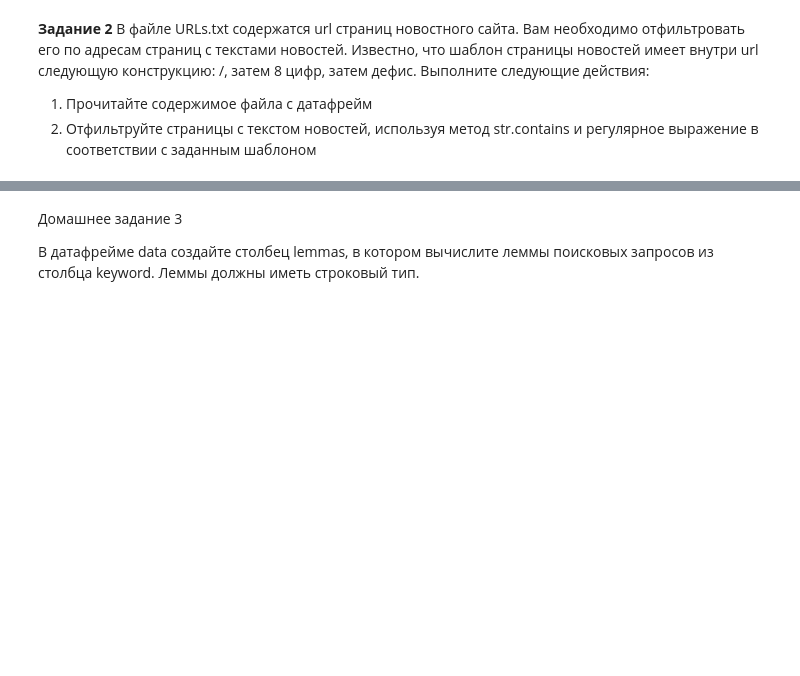
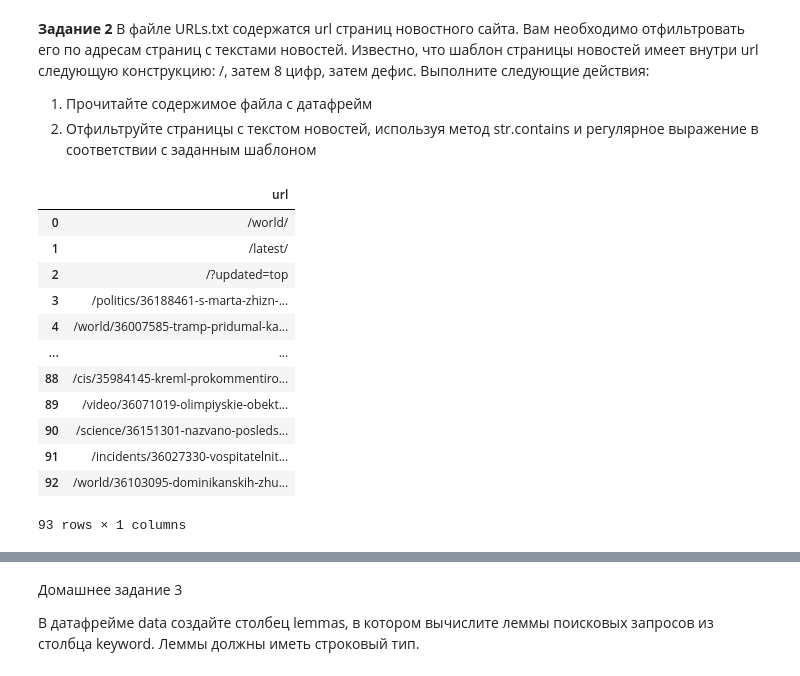
Before and after one commit to FED32/dz_repository, a Jupyter notebook: dz_13/Untitled.ipynb, the cells around one changed output, grey strips where cells are left out. Cells and saved outputs as stored; diff of their text form; code cells hidden in the pictures; blank space fills up the shorter version.

```diff
--- a/dz_13/Untitled.ipynb
+++ b/dz_13/Untitled.ipynb
@@ -74,0 +71,18 @@ data.sample(50)
+# %%
+urls = pd.read_csv('URLs.txt')
+# %%
+urls
+# %% [output]
+|  | url |
+| 0 | /world/ |
+| 1 | /latest/ |
+| 2 | /?updated=top |
+| 3 | /politics/36188461-s-marta-zhizn-... |
+| 4 | /world/36007585-tramp-pridumal-ka... |
+| ... | ... |
+| 88 | /cis/35984145-kreml-prokommentiro... |
+| 89 | /video/36071019-olimpiyskie-obekt... |
+| 90 | /science/36151301-nazvano-posleds... |
+| 91 | /incidents/36027330-vospitatelnit... |
+| 92 | /world/36103095-dominikanskih-zhu... |
+93 rows × 1 columns
```
Also changed, not shown: parts of 21 cells of this notebook.
